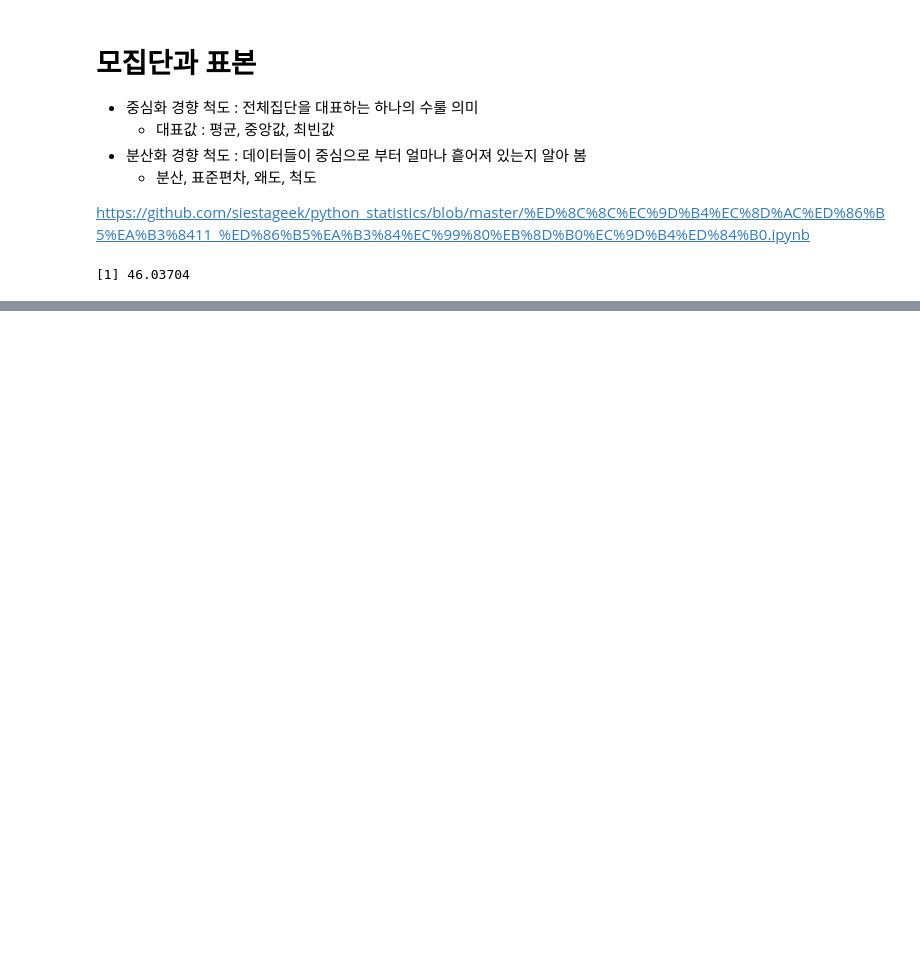
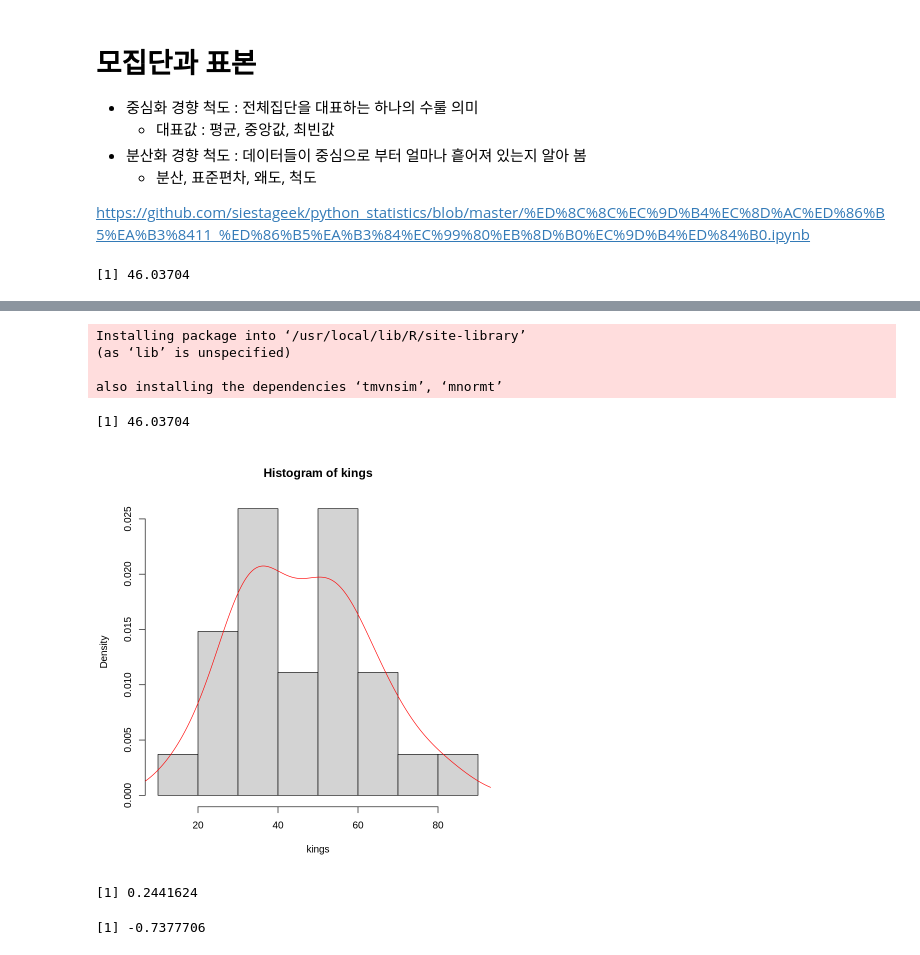
Before and after one commit to gyujin0450/Rstudy, a Jupyter notebook: R12_모집단과표본.ipynb, the cells around one changed output, grey strips where cells are left out. Cells and saved outputs as stored; diff of their text form; code cells hidden in the pictures; blank space fills up the shorter version.

```diff
--- a/R12_모집단과표본.ipynb
+++ b/R12_모집단과표본.ipynb
@@ -16,0 +94,23 @@ mean(kings)
+# %%
+install.packages('psych')
+library(psych)
+# %% [output]
+Installing package into ‘/usr/local/lib/R/site-library’
+(as ‘lib’ is unspecified)
+
+also installing the dependencies ‘tmvnsim’, ‘mnormt’
+# %%
+hist(kings, probability = T)
+lines(density(kings), col = 'red')
+mean(kings)
+# %% [output]
+[1] 46.03704
+[figure, added]
+# %%
+skew(kings) # 왜도 : 0 보다  큼
+# %% [output]
+[1] 0.2441624
+# %%
+kurtosi(kings) # 첨도 : 수평으로 퍼져있음
+# %% [output]
+[1] -0.7377706
```
Also changed, not shown: parts of 41 cells of this notebook.
